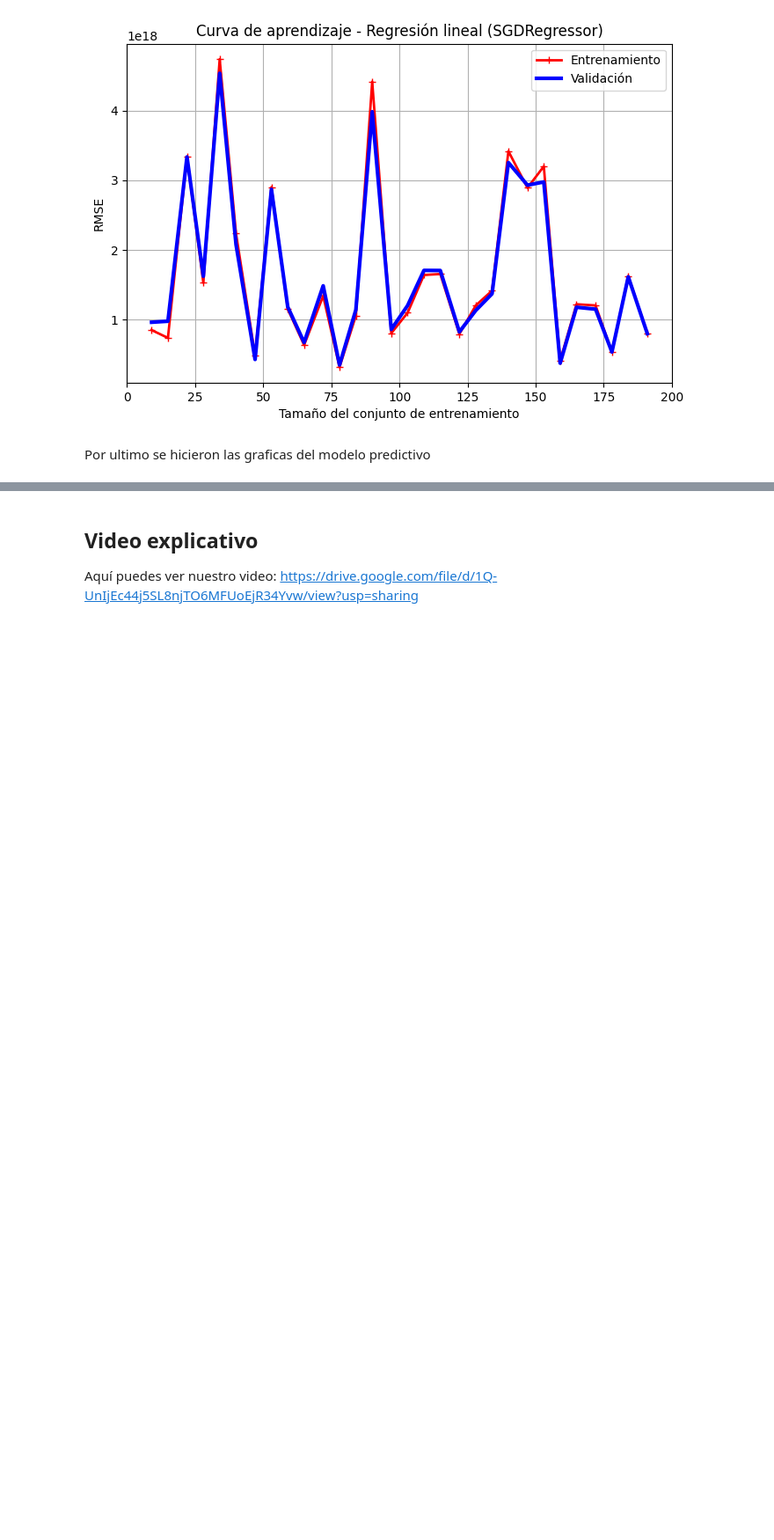
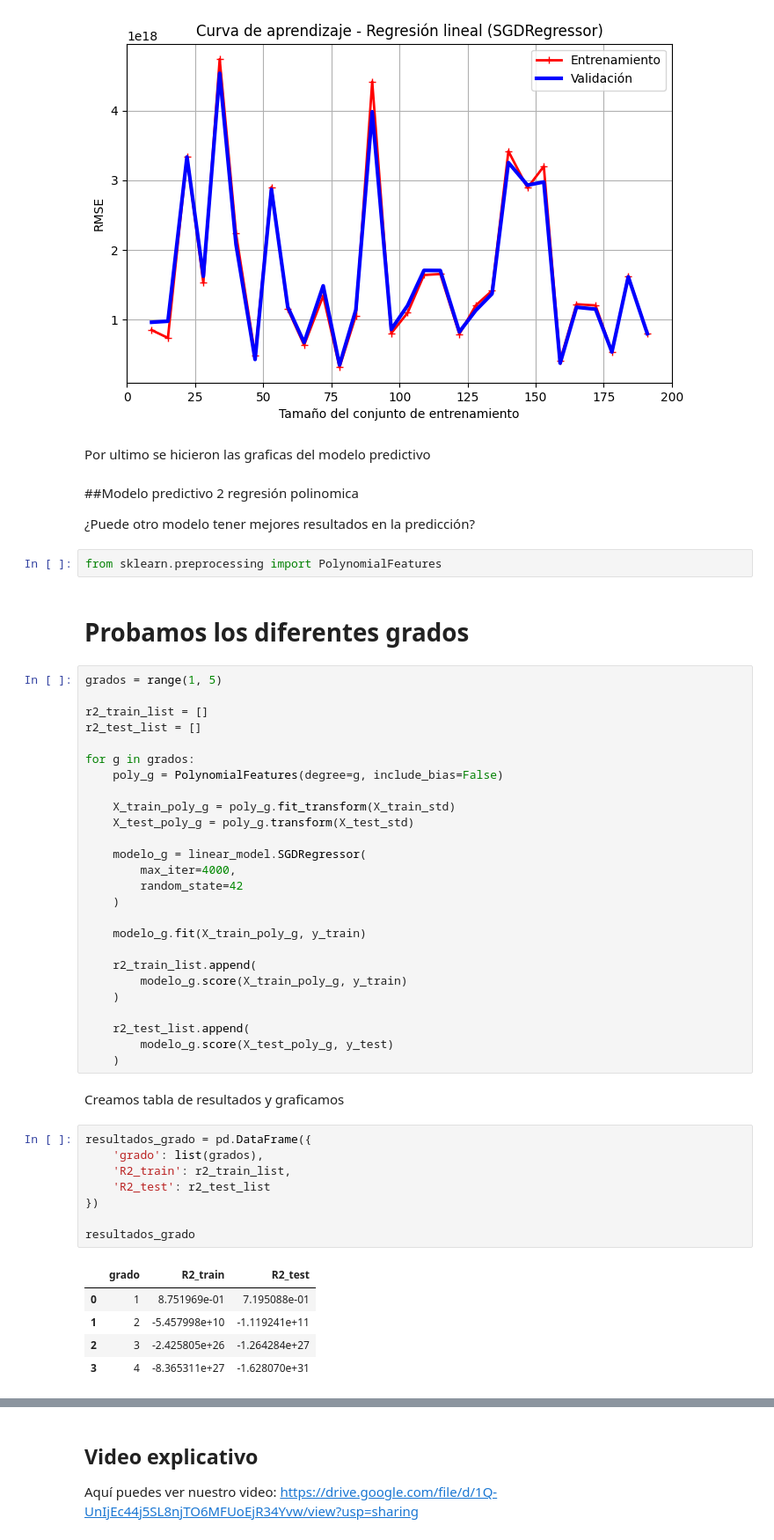
Before and after one commit to kavamunozdi-ai/Dataexperience-project, a Jupyter notebook: proyecto_dataexperience.ipynb, the cells around one changed output, grey strips where cells are left out. Shown at 88% size. Drawn from its saved outputs; the diff is of its cells as text; blank space fills up the shorter version.

```diff
--- a/proyecto_dataexperience.ipynb
+++ b/proyecto_dataexperience.ipynb
@@ -1070,3 +1070,53 @@ plt.show()
 [figure]
 # %% [markdown]
 Por ultimo se hicieron las graficas del modelo predictivo
+# %% [markdown]
+##Modelo predictivo 2 regresión polinomica
+
+¿Puede otro modelo tener mejores resultados en la predicción?
+# %%
+from sklearn.preprocessing import PolynomialFeatures
+# %% [markdown]
+# Probamos los diferentes grados
+# %%
+grados = range(1, 5)
+
+r2_train_list = []
+r2_test_list = []
+
+for g in grados:
+    poly_g = PolynomialFeatures(degree=g, include_bias=False)
+
+    X_train_poly_g = poly_g.fit_transform(X_train_std)
+    X_test_poly_g = poly_g.transform(X_test_std)
+
+    modelo_g = linear_model.SGDRegressor(
+        max_iter=4000,
+        random_state=42
+    )
+
+    modelo_g.fit(X_train_poly_g, y_train)
+
+    r2_train_list.append(
+        modelo_g.score(X_train_poly_g, y_train)
+    )
+
+    r2_test_list.append(
+        modelo_g.score(X_test_poly_g, y_test)
+    )
+# %% [markdown]
+Creamos tabla de resultados y graficamos
+# %%
+resultados_grado = pd.DataFrame({
+    'grado': list(grados),
+    'R2_train': r2_train_list,
+    'R2_test': r2_test_list
+})
+
+resultados_grado
+# %% [output]
+|  | grado | R2_train | R2_test |
+| 0 | 1 | 8.751969e-01 | 7.195088e-01 |
+| 1 | 2 | -5.457998e+10 | -1.119241e+11 |
+| 2 | 3 | -2.425805e+26 | -1.264284e+27 |
+| 3 | 4 | -8.365311e+27 | -1.628070e+31 |
```
Also changed, not shown: parts of 27 cells of this notebook.
